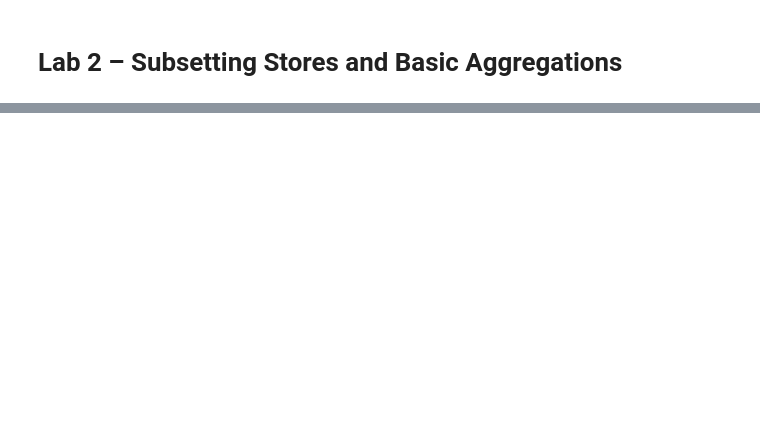
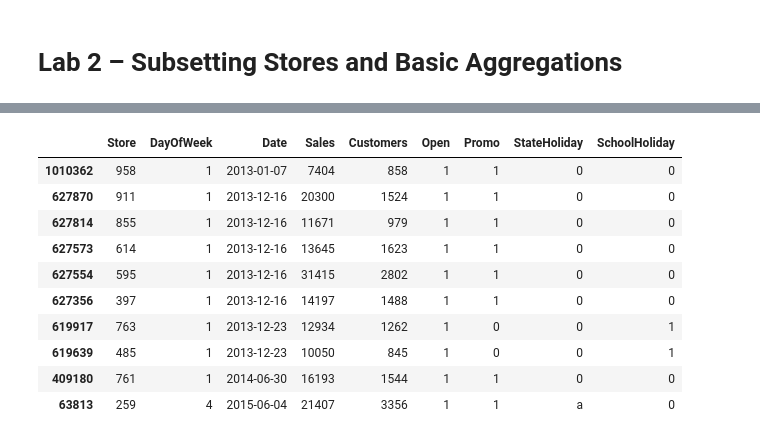
Before and after one commit to tzvikif/time_series_forcasting_udemy, a Jupyter notebook: Time_Series_Analysis/Time_Series_Analysis/Python_for_Time_Series_Analysis/Lab 2 - Starter.ipynb, the cells around one changed output, grey strips where cells are left out. Saved outputs shown, nothing was run; the diff lists cells and outputs as text; code cells hidden in the pictures; blank space fills up the shorter version.

```diff
--- a/Time_Series_Analysis/Time_Series_Analysis/Python_for_Time_Series_Analysis/Lab 2 - Starter.ipynb
+++ b/Time_Series_Analysis/Time_Series_Analysis/Python_for_Time_Series_Analysis/Lab 2 - Starter.ipynb
@@ -76,2 +84,4 @@ dtype: int64
+# %%
+df_10 = df.loc[df.Store.isin(df.Store.drop_duplicates().sample(10, random_state=1502))].copy()
 # %%
 # Task 3: Compute the mean sales for each of the 10 stores and sort them in descending order.
@@ -78,2 +103,4 @@ dtype: int64
 # %%
 # Task 4: For each store, find the index (row) of the day with the all-time highest sales.
+idx = df_10.groupby('Store')['Sales'].idxmax().sort_values(ascending=False)
+idx
@@ -79,0 +120,14 @@ dtype: int64
+# %%
+df_10.loc[idx]
+# %% [output]
+|  | Store | DayOfWeek | Date | Sales | Customers | Open | Promo | StateHoliday | SchoolHoliday |
+| 1010362 | 958 | 1 | 2013-01-07 | 7404 | 858 | 1 | 1 | 0 | 0 |
+| 627870 | 911 | 1 | 2013-12-16 | 20300 | 1524 | 1 | 1 | 0 | 0 |
+| 627814 | 855 | 1 | 2013-12-16 | 11671 | 979 | 1 | 1 | 0 | 0 |
+| 627573 | 614 | 1 | 2013-12-16 | 13645 | 1623 | 1 | 1 | 0 | 0 |
+| 627554 | 595 | 1 | 2013-12-16 | 31415 | 2802 | 1 | 1 | 0 | 0 |
+| 627356 | 397 | 1 | 2013-12-16 | 14197 | 1488 | 1 | 1 | 0 | 0 |
+| 619917 | 763 | 1 | 2013-12-23 | 12934 | 1262 | 1 | 0 | 0 | 1 |
+| 619639 | 485 | 1 | 2013-12-23 | 10050 | 845 | 1 | 0 | 0 | 1 |
+| 409180 | 761 | 1 | 2014-06-30 | 16193 | 1544 | 1 | 1 | 0 | 0 |
+| 63813 | 259 | 4 | 2015-06-04 | 21407 | 3356 | 1 | 1 | a | 0 |
```
Also changed, not shown: parts of 9 cells of this notebook, 2 other files.
